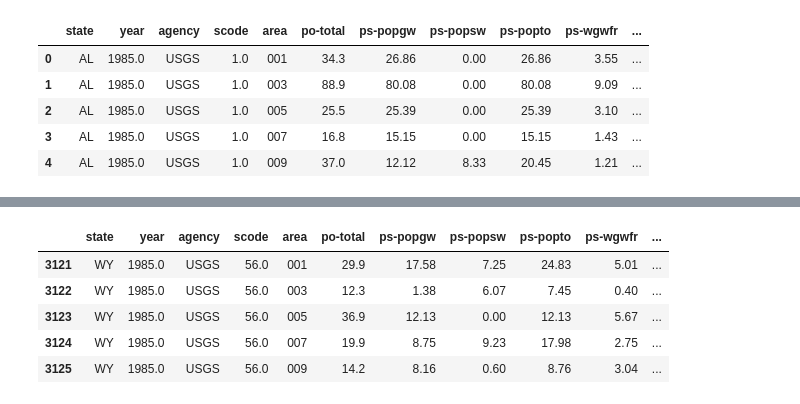
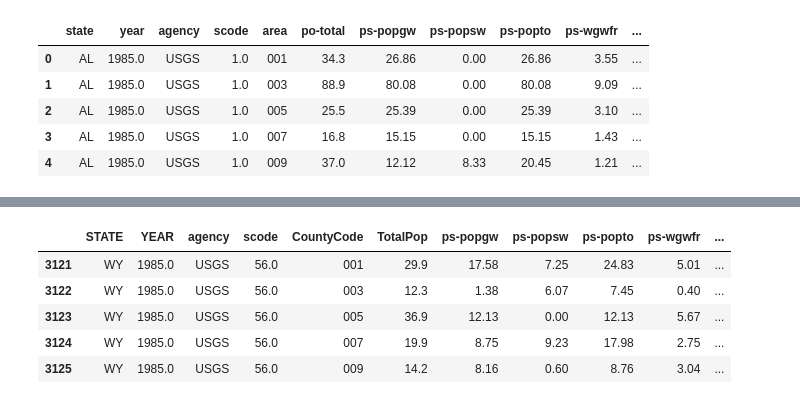
Before and after one commit to alfrescas/drought_predictions, a Jupyter notebook: USGS_WaterData.ipynb, the cells around one changed output, grey strips where cells are left out. Saved outputs shown, nothing was run; the diff lists cells and outputs as text; code cells hidden in the pictures.

```diff
--- a/USGS_WaterData.ipynb
+++ b/USGS_WaterData.ipynb
@@ -240,14 +256,18 @@ test_1990.head()
 # %%
+#1985 sort by state
 test_1985 = pd.DataFrame()
 
 State_val = ['WY', 'UT', 'NM', 'CO']
 
 for val in State_val:
     test_1985=test_1985.append(DF_1985.loc[DF_1985['state'] == (val)])
 
+#1985 rename state/year/area column
+test_1985.rename(columns = {'state':'STATE', 'year': 'YEAR', 'area':'CountyCode', 'po-total':'TotalPop'}, inplace = True)
+
 test_1985.head()
 # %% [output]
-|  | state | year | agency | scode | area | po-total | ps-popgw | ps-popsw | ps-popto | ps-wgwfr | ... |
+|  | STATE | YEAR | agency | scode | CountyCode | TotalPop | ps-popgw | ps-popsw | ps-popto | ps-wgwfr | ... |
 | 3121 | WY | 1985.0 | USGS | 56.0 | 001 | 29.9 | 17.58 | 7.25 | 24.83 | 5.01 | ... |
 | 3122 | WY | 1985.0 | USGS | 56.0 | 003 | 12.3 | 1.38 | 6.07 | 7.45 | 0.40 | ... |
 | 3123 | WY | 1985.0 | USGS | 56.0 | 005 | 36.9 | 12.13 | 0.00 | 12.13 | 5.67 | ... |
```
Also changed, not shown: parts of 23 cells of this notebook.
